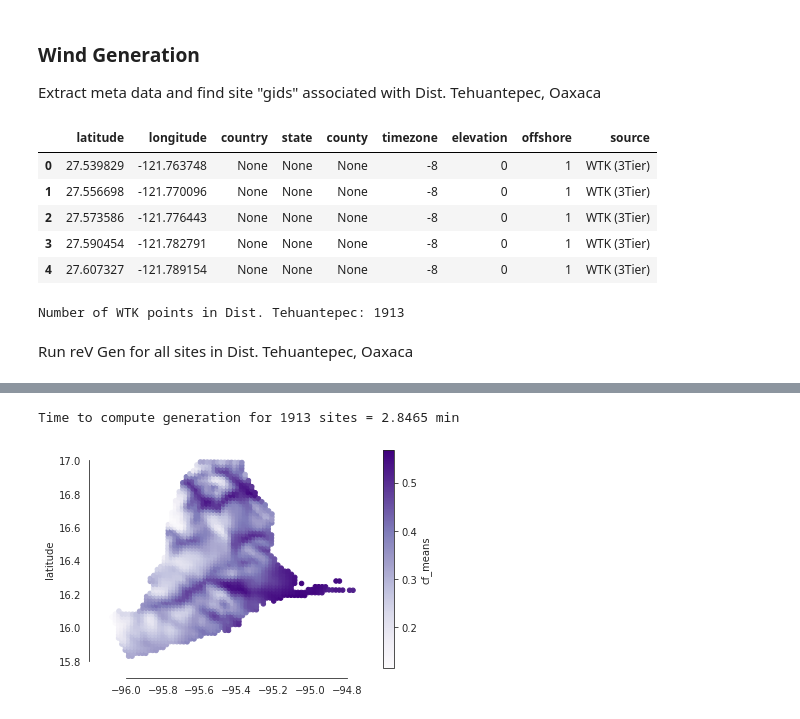
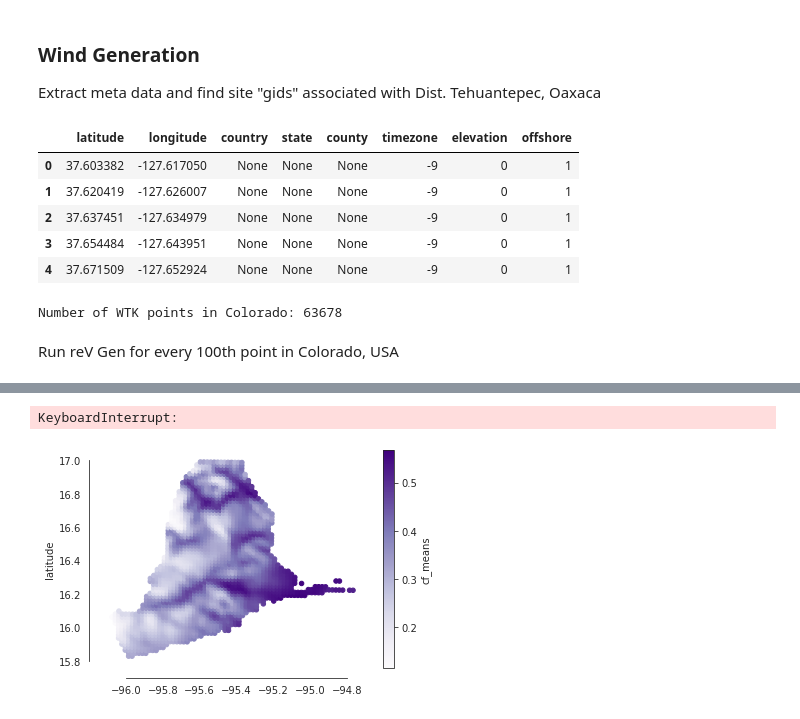
Before and after one commit to NREL/hsds-examples, a Jupyter notebook: notebooks/09_NREL-reV.ipynb, the cells around one changed output, grey strips where cells are left out. Drawn from its saved outputs; the diff is of its cells as text; code cells hidden in the pictures.

Commit message:
start NREL-reV example

```diff
--- a/notebooks/09_NREL-reV.ipynb
+++ b/notebooks/09_NREL-reV.ipynb
@@ -56,13 +96,13 @@ conda install nrel-rev
 ## Solar Generation
 Extract meta data and find site "gids" associated with Boulder, Colorado
 # %%
-nsrdb_file = '/nrel/nsrdb/v3/nsrdb_2013.h5')
+nsrdb_file = '/nrel/nsrdb/v3/nsrdb_2013.h5'
 with Resource(nsrdb_file, hsds=True) as f:
-    meta_data = f.meta
-    time_index = f.time_index
+    nsrdb_meta = f.meta
+    nsrdb_ti = f.time_index
     print(f.get_dset_properties('dhi'))
 
-meta_data.head()
+nsrdb_meta.head()
 # %% [output]
 ((17520, 2018392), dtype('int16'), (2688, 372))
 |  | latitude | longitude | elevation | timezone | country | state | county | urban | population | landcover |
@@ -84,6 +124,6 @@ Run reV Gen for all sites in Dist. Tehuantepec, Oaxaca
 # %%
 # SAM configuration for wind turbine
-config_path = os.path.join(cwd, 'pv_SAM_config.json')
+config_path = os.path.join(bin_dir, 'pv_SAM_config.json')
 with open(config_path, 'r') as f:
     SAM_config = json.load(f)
 
@@ -166,29 +250,29 @@ plt.show()
 ### Wind Generation
 Extract meta data and find site "gids" associated with Dist. Tehuantepec, Oaxaca
 # %%
-wtk_dir = '/nrel/wtk/mexico'
-wind_file = os.path.join(wtk_dir, 'wtk_mexico_2013.h5')
+wind_file = '/nrel/wtk/conus/wtk_conus_2013.h5'
 with Resource(wind_file, hsds=True) as f:
-    meta_data = f.meta
-    time_index = f.time_index
+    wind_meta = f.meta
+    wind_ti = f.time_index
+    print(f.get_dset_properties('dhi'))
 
-meta_data.head()
+wind_meta.head()
 # %% [output]
-|  | latitude | longitude | country | state | county | timezone | elevation | offshore | source |
-| 0 | 27.539829 | -121.763748 | None | None | None | -8 | 0 | 1 | WTK (3Tier) |
-| 1 | 27.556698 | -121.770096 | None | None | None | -8 | 0 | 1 | WTK (3Tier) |
-| 2 | 27.573586 | -121.776443 | None | None | None | -8 | 0 | 1 | WTK (3Tier) |
-| 3 | 27.590454 | -121.782791 | None | None | None | -8 | 0 | 1 | WTK (3Tier) |
-| 4 | 27.607327 | -121.789154 | None | None | None | -8 | 0 | 1 | WTK (3Tier) |
+|  | latitude | longitude | country | state | county | timezone | elevation | offshore |
+| 0 | 37.603382 | -127.617050 | None | None | None | -9 | 0 | 1 |
+| 1 | 37.620419 | -127.626007 | None | None | None | -9 | 0 | 1 |
+| 2 | 37.637451 | -127.634979 | None | None | None | -9 | 0 | 1 |
+| 3 | 37.654484 | -127.643951 | None | None | None | -9 | 0 | 1 |
+| 4 | 37.671509 | -127.652924 | None | None | None | -9 | 0 | 1 |
-# %%
-county = 'Dist. Tehuantepec'
-points = (meta_data['county'] == county) & (meta_data['state'] == 'Oaxaca')
-points = meta_data.index[points].tolist()
-points_meta = meta_data.loc[points]
-print('Number of WTK points in {}: {}'.format(county, len(points)))
-# %% [output]
-Number of WTK points in Dist. Tehuantepec: 1913
+# %%
+state = 'Colorado'
+wind_points = wind_meta['state'] == state
+wind_points = wind_meta.index[wind_points].tolist()
+wind_points_meta = wind_meta.loc[wind_points[::10]]
+print('Number of wind points in {}: {}'.format(state, len(wind_points)))
+# %% [output]
+Number of WTK points in Colorado: 63678
 # %% [markdown]
-Run reV Gen for all sites in Dist. Tehuantepec, Oaxaca
+Run reV Gen for every 100th point in Colorado, USA
 # %%
 # SAM configuration for wind turbine
@@ -218,14 +302,14 @@ SAM_config
 # %%
 # Run reV Gen in series locally
 ts = time.time()
-gen = Gen.reV_run(tech='windpower', points=points, sam_files=config_path,
+wind_gen = Gen.reV_run(tech='windpower', points=wind_points[::100], sam_files=config_path,
                   res_file=wind_file, max_workers=1, fout=None,
                   output_request=('cf_mean', 'cf_profile'))
 
 tt = time.time() - ts
 print('Time to compute generation for {} sites = {:.4f} min'
-      .format(len(points), tt / 60))
+      .format(len(wind_points), tt / 60))
 # %% [output]
-Time to compute generation for 1913 sites = 2.8465 min
+KeyboardInterrupt:
 # %%
 # Extract CF means
```
Also changed, not shown: parts of 17 cells of this notebook, 1 other file.
